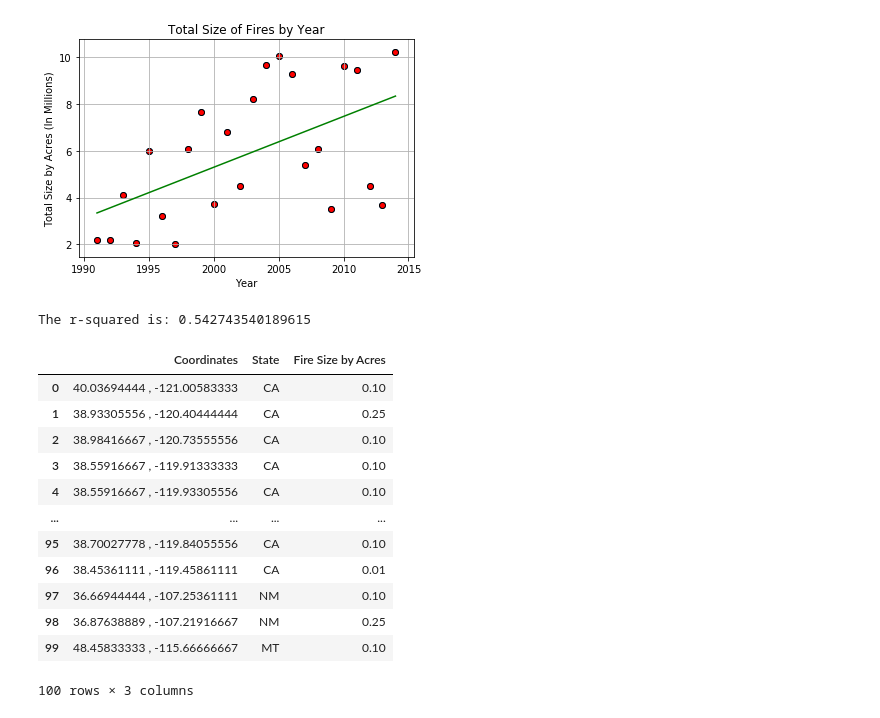
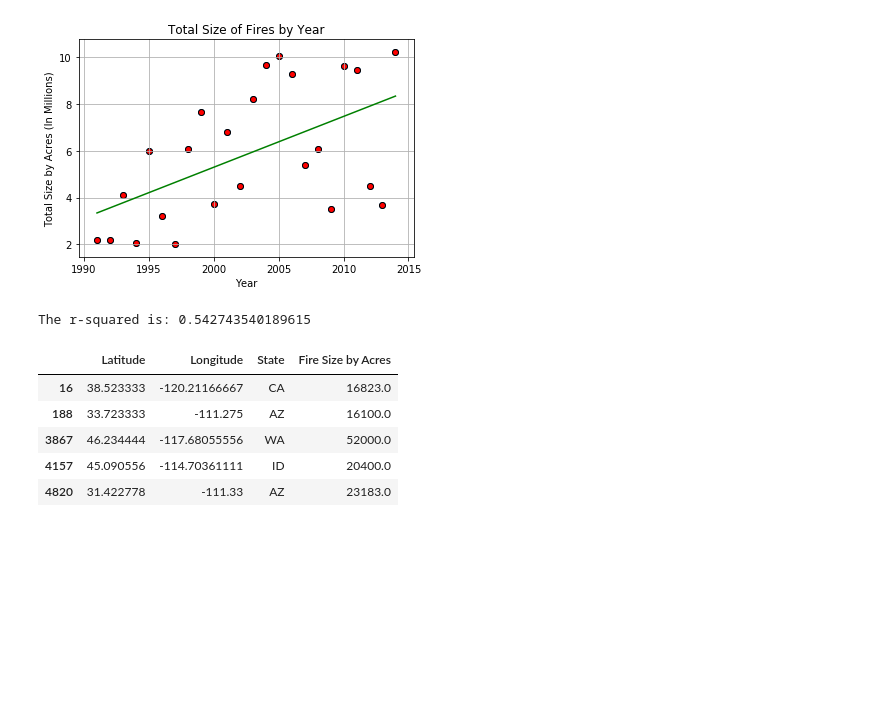
Before and after one commit to nvhabib91/project1, a Jupyter notebook: Project_1_Sam.ipynb, the cells around one changed output. Cells and saved outputs as stored; diff of their text form; code cells hidden in the pictures; blank space fills up the shorter version.

```diff
--- a/Project_1_Sam.ipynb
+++ b/Project_1_Sam.ipynb
@@ -152,27 +161,24 @@ print(f"The r-squared is: {rvalue}")
 [figure]
 The r-squared is: 0.542743540189615
 # %%
-coordinates = fires_pd["LATITUDE"].map(str) + " , " + fires_pd["LONGITUDE"].map(str)
+latitude = fires_pd["LATITUDE"]
+longitude = fires_pd["LONGITUDE"].map(str)
 states_coordinate = fires_pd["STATE"]
 fire_size_coordinate = fires_pd["FIRE_SIZE"]
 coordinates_df = pd.DataFrame({
-    "Coordinates":coordinates,
+    "Latitude":latitude,
+    "Longitude":longitude,
     "State":states_coordinate,
     "Fire Size by Acres":fire_size_coordinate
 }
 )
-coordinates_df.head(100)
+big_fires = coordinates_df["Fire Size by Acres"] > 15000
+fire_heat = coordinates_df[big_fires]
+fire_heat.head()
 # %% [output]
-|  | Coordinates | State | Fire Size by Acres |
-| 0 | 40.03694444 , -121.00583333 | CA | 0.10 |
-| 1 | 38.93305556 , -120.40444444 | CA | 0.25 |
-| 2 | 38.98416667 , -120.73555556 | CA | 0.10 |
-| 3 | 38.55916667 , -119.91333333 | CA | 0.10 |
-| 4 | 38.55916667 , -119.93305556 | CA | 0.10 |
-| ... | ... | ... | ... |
-| 95 | 38.70027778 , -119.84055556 | CA | 0.10 |
-| 96 | 38.45361111 , -119.45861111 | CA | 0.01 |
-| 97 | 36.66944444 , -107.25361111 | NM | 0.10 |
-| 98 | 36.87638889 , -107.21916667 | NM | 0.25 |
-| 99 | 48.45833333 , -115.66666667 | MT | 0.10 |
+|  | Latitude | Longitude | State | Fire Size by Acres |
+| 16 | 38.523333 | -120.21166667 | CA | 16823.0 |
+| 188 | 33.723333 | -111.275 | AZ | 16100.0 |
+| 3867 | 46.234444 | -117.68055556 | WA | 52000.0 |
+| 4157 | 45.090556 | -114.70361111 | ID | 20400.0 |
+| 4820 | 31.422778 | -111.33 | AZ | 23183.0 |
-100 rows × 3 columns
```
Also changed, not shown: parts of 13 cells of this notebook, 9 other files.
